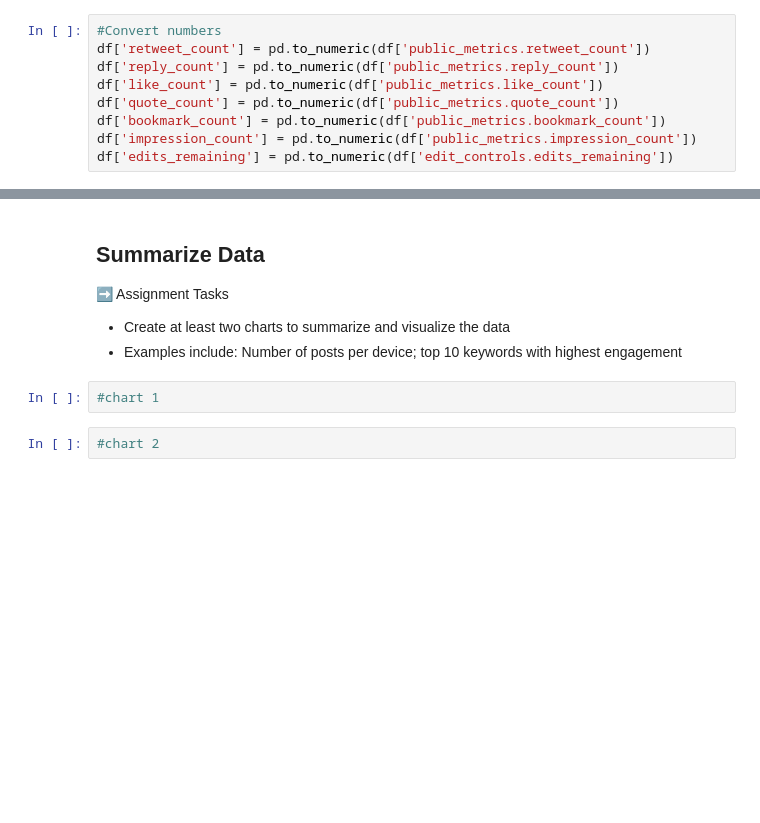
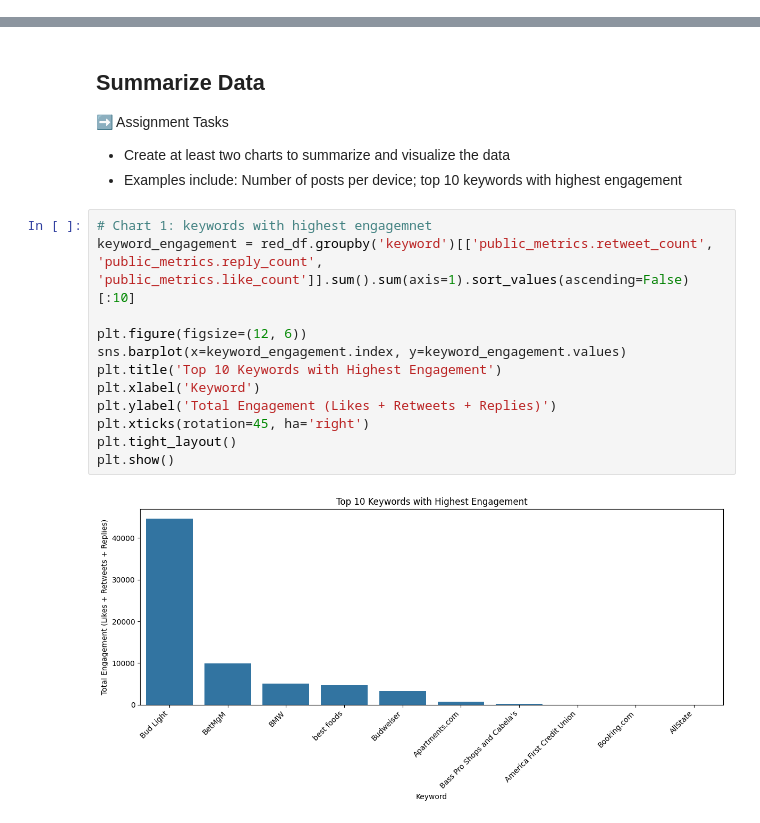
Before and after one commit to MHN-Main/4487, a Jupyter notebook: Labs/Scripts/lab_04_social_media_eda.ipynb, the cells around one changed output, grey strips where cells are left out. Drawn from its saved outputs; the diff is of its cells as text; blank space fills up the shorter version.

```diff
--- a/Labs/Scripts/lab_04_social_media_eda.ipynb
+++ b/Labs/Scripts/lab_04_social_media_eda.ipynb
@@ -49,12 +49,3 @@ df.describe()
 - Convert any numbers, such as quote_count, from strings into numbers
 - Reduce the variables in your dataframe to only those that have useful data
 - Optional: Locate outliers in any of the variables.   Filter them out if they are mistakes; keep them if they are exceptional cases.
-# %%
-#Convert numbers
-df['retweet_count'] = pd.to_numeric(df['public_metrics.retweet_count'])
-df['reply_count'] = pd.to_numeric(df['public_metrics.reply_count'])
-df['like_count'] = pd.to_numeric(df['public_metrics.like_count'])
-df['quote_count'] = pd.to_numeric(df['public_metrics.quote_count'])
-df['bookmark_count'] = pd.to_numeric(df['public_metrics.bookmark_count'])
-df['impression_count'] = pd.to_numeric(df['public_metrics.impression_count'])
-df['edits_remaining'] = pd.to_numeric(df['edit_controls.edits_remaining'])
@@ -64,7 +98,17 @@ df['edits_remaining'] = pd.to_numeric(df['edit_controls.edits_remaining'])
 ➡️ Assignment Tasks
 - Create at least two charts to summarize and visualize the data
 - Examples include: Number of posts per device; top 10 keywords with highest engagement
-# %%
-#chart 1
-# %%
-#chart 2
+# %%
+# Chart 1: keywords with highest engagemnet
+keyword_engagement = red_df.groupby('keyword')[['public_metrics.retweet_count', 'public_metrics.reply_count', 'public_metrics.like_count']].sum().sum(axis=1).sort_values(ascending=False)[:10]
+
+plt.figure(figsize=(12, 6))
+sns.barplot(x=keyword_engagement.index, y=keyword_engagement.values)
+plt.title('Top 10 Keywords with Highest Engagement')
+plt.xlabel('Keyword')
+plt.ylabel('Total Engagement (Likes + Retweets + Replies)')
+plt.xticks(rotation=45, ha='right')
+plt.tight_layout()
+plt.show()
+# %% [output]
+[figure, added]
```
Also changed, not shown: parts of 2 cells of this notebook.
